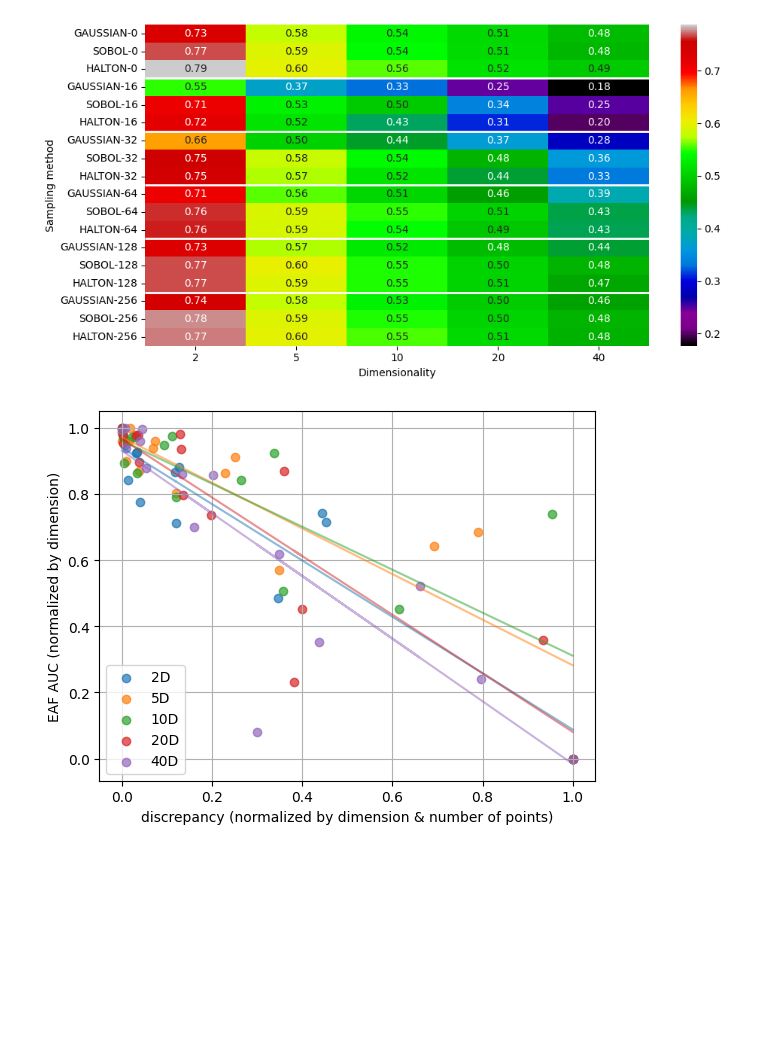
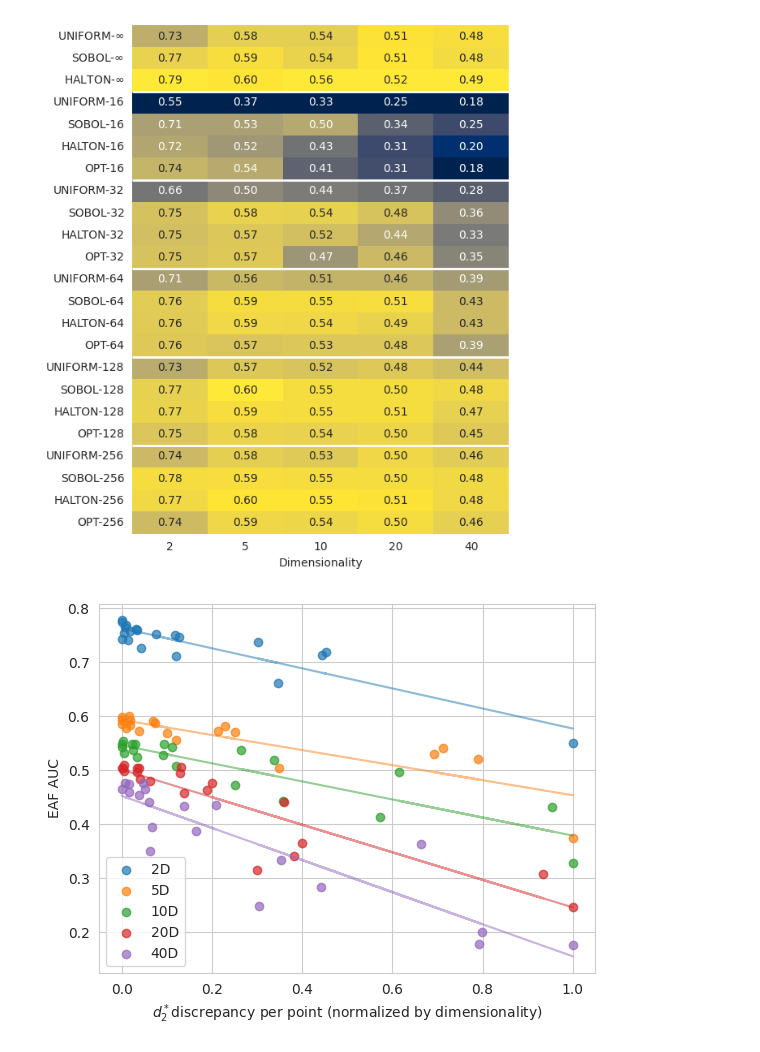
Before and after one commit to IOHprofiler/ModularCMAES, a Jupyter notebook: scripts/discrepancy/discrepancy.ipynb, the cells around one changed output. Cells and saved outputs as stored; diff of their text form; code cells hidden in the pictures; blank space fills up the shorter version.

```diff
--- a/scripts/discrepancy/discrepancy.ipynb
+++ b/scripts/discrepancy/discrepancy.ipynb
@@ -64,14 +156,10 @@ plt.savefig("../data/figures/discrepancy.pdf")
 # %%
-import sqlite3
-
-con = sqlite3.connect(f"../data/eaf/eaf.db", timeout=20)
-
 view = pd.read_sql(
-    '''
+    r'''
     SELECT run_id, fid, dim, sampler, cache_size, budget, eaf
     FROM eaf
-    WHERE orthogonal = false AND mirrored = false
-    ''', con)
+    WHERE orthogonal = false AND mirrored = false and version NOT LIKE '%lambda%'
+    ''', sqlite3.connect(f"{data_folder}/eaf/eaf.db", timeout=10))
 
 view
 # %% [output]
@@ -98,14 +186,15 @@ def get_auc(pdata, dim):
 
 auc = []
 for dim in (2, 5, 10, 20, 40):
-    f, axes = plt.subplots(1, 3, figsize=(15, 5), sharey=True)
+    f, axes = plt.subplots(1, 4, figsize=(12, 4), sharey=True)
     default_cma = view.query(f"sampler == 'GAUSSIAN' and dim == {dim} and cache_size == 0")
-    for sampler, ax in zip(("GAUSSIAN", "HALTON", "SOBOL", ), axes.ravel()):
+    for sampler, ax in zip(("GAUSSIAN", "SOBOL", "HALTON", "OPT"), axes.ravel()):
         pdata  = view.query(f"sampler == '{sampler}' and dim == {dim}").sort_values(["cache_size"])
         for cache_size, auc_data  in pdata.groupby("cache_size"):
-            auc.append((dim, f"{sampler}-{cache_size}", get_auc(auc_data, dim)))
+            auc.append((dim, f"{sampler.replace('GAUSSIAN', 'UNIFORM')}-{cache_size}", get_auc(auc_data, dim)))
 
         pdata = pd.concat([pdata, default_cma])
+        pdata.sampler = pdata.sampler.str.replace('GAUSSIAN', 'UNIFORM')
         sns.lineplot(
             pdata,
             x="budget",
@@ -117,11 +206,22 @@ for dim in (2, 5, 10, 20, 40):
             lw=2,
             ax=ax
         )
+        l = ax.get_legend()
+        t = l.get_texts()
+        t[0].set_text("Cache size")
+        t[1].set_text(r"$\infty$")
+        if sampler != "GAUSSIAN":
+            t[-3].set_text("Sampler")
+        else:
+            t[-2].set_text("Sampler")
+
+
         ax.set_xscale("log")
         # ax.set_title(sampler)
         ax.set_xlabel("function evaluations")
         ax.set_ylabel("fraction reached")
+        ax.grid(True, which="both", ls="--")
     # f.suptitle(f"Dimensionality {dim}")
     plt.tight_layout()
-    plt.savefig(f"../data/figures/eaf_d{dim}.pdf")
+    plt.savefig(f"{data_folder}/figures/eaf_d{dim}.pdf")
 # %% [output]
@@ -133,30 +233,23 @@ for dim in (2, 5, 10, 20, 40):
 # %%
 auc_data = pd.DataFrame(auc, columns=['dim', 'sampler', 'auc']).pivot(index="sampler", columns="dim", values="auc")
-auc_data = auc_data.sort_values("sampler", key=lambda x:x.str.split("-").str[1].astype(int) + 2 * (x.str[0] == 'H') + 1 * (x.str[0] == 'S'))
+auc_data = auc_data.sort_values("sampler", key=lambda x:x.str.split("-").str[1].astype(int) + 2 * (x.str[0] == 'H') + 1 * (x.str[0] == 'S') + 3 * (x.str[0] == 'O'))
 
-f, ax = plt.subplots(figsize=(10, 5))
-sns.heatmap(auc_data,  annot=True, fmt=".2f", cmap="nipy_spectral")
+f, ax = plt.subplots(figsize=(6, 7))
+sns.heatmap(colnorm(auc_data),  annot=auc_data, fmt=".2f", cmap="cividis", cbar=False)
 
-ax.set_ylabel("Sampling method")
+ax.set_ylabel("")
+ax.set_yticklabels([l._text.replace("0", r"$\infty$") for l in ax.get_yticklabels()])
 ax.set_xlabel("Dimensionality")
-# ax.set_title(r"$\log_{10}\ L^{2}$-discrepancy")
-ax.hlines([3, 6, 9, 12, 15], *ax.get_xlim(), color="white", linewidth=2)
+ax.hlines([3, 7, 11, 15, 19], *ax.get_xlim(), color="white", linewidth=2)
 plt.tight_layout()
-
-plt.savefig(f"../data/figures/eaf_auc_per_dim.pdf")
+plt.savefig(f"{data_folder}/figures/eaf_auc_per_dim.pdf")
 # %% [output]
-[figure, old version]
+[figure, new version]
 # %%
-def colnorm(data):
-    return (data - data.min()) / (data.max() - data.min())
+for dim in (2, 5, 10, 20, 40):
+    discrn = discr[dim].values / np.repeat([16, 32, 64, 128, 256], 4)
 
-
-for dim in (2, 5, 10, 20, 40):
-    discrn = discr[dim].values /  np.repeat([16, 32, 64, 128, 256], 3)
-
-    x, y = colnorm(discrn).ravel(), colnorm(auc_data[dim].values[3:])
-
-
+    x, y = colnorm(discrn).ravel(), auc_data[dim].values[3:]
 
     plt.scatter(x, y, label=f"{dim}D", alpha=.7)
 
@@ -164,10 +257,10 @@ for dim in (2, 5, 10, 20, 40):
     p = np.poly1d(z)
     plt.plot(x, p(x), alpha=.5)
 
-    plt.xlabel("discrepancy (normalized by dimension & number of points)")
-    plt.ylabel("EAF AUC (normalized by dimension)")
-    plt.grid()
+    plt.xlabel(r"$d_2^*$discrepancy per point (normalized by dimensionality)")
+    plt.ylabel("EAF AUC")
+    # plt.grid()
     plt.legend()
-    plt.savefig("../data/figures/eaf_auc_vs_discrepancy.pdf")
+    plt.savefig(f"{data_folder}/figures/eaf_auc_vs_l2_discrepancy.pdf")
 # %% [output]
-[figure, old version]
+[figure, new version]
```
Also changed, not shown: parts of 12 cells of this notebook, 13 other files.
